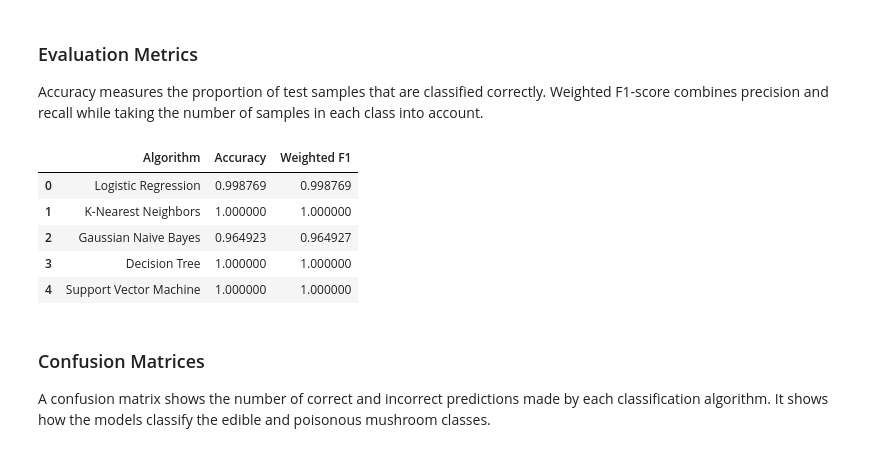
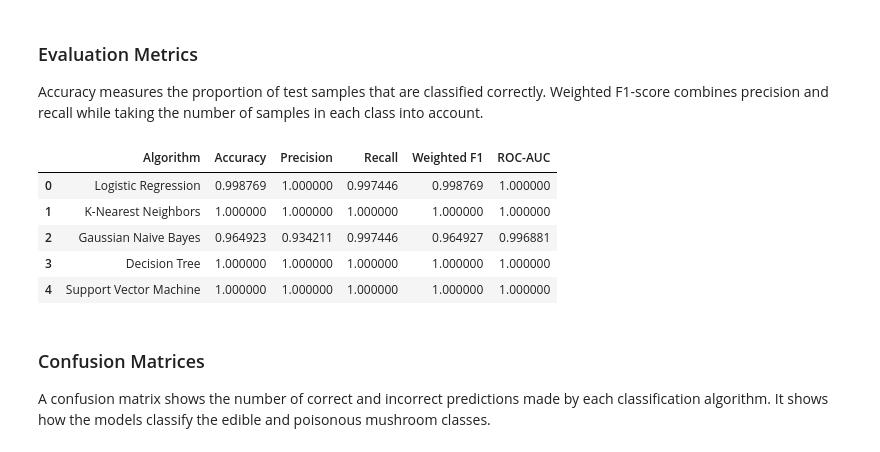
Before and after one commit to Dishitha0607/Machine-Learning-Project, a Jupyter notebook: ML_Classification.ipynb, the cells around one changed output. Saved outputs shown, nothing was run; the diff lists cells and outputs as text; code cells hidden in the pictures.

Commit message:
Evaluation metrics for Classification

```diff
--- a/ML_Classification.ipynb
+++ b/ML_Classification.ipynb
@@ -910,6 +910,7 @@ The final Support Vector Machine is trained using the selected `C` value and ker
 svc_model = SVC(
     C=best_svc['C'],
     kernel=best_svc['Kernel'],
+    probability=True,
     random_state=42
 )
 
@@ -939,45 +940,85 @@ The five classification algorithms are evaluated on the unseen test dataset. Acc
 
 Accuracy measures the proportion of test samples that are classified correctly. Weighted F1-score combines precision and recall while taking the number of samples in each class into account.
 # %%
-from sklearn.metrics import accuracy_score, f1_score
+from sklearn.metrics import (
+    accuracy_score,
+    precision_score,
+    recall_score,
+    f1_score,
+    confusion_matrix,
+    roc_auc_score
+)
 
 # Store predictions from all five algorithms
 models_predictions = {
     'Logistic Regression': y_pred_lr,
     'K-Nearest Neighbors': y_pred_knn,
     'Gaussian Naive Bayes': y_pred_nb,
     'Decision Tree': y_pred_dt,
     'Support Vector Machine': y_pred_svc
 }
 
 results = []
 
 for model_name, predictions in models_predictions.items():
 
+    # Accuracy
     accuracy = accuracy_score(y_test, predictions)
 
+    # Precision
+    precision = precision_score(y_test, predictions)
+
+    # Recall
+    recall = recall_score(y_test, predictions)
+
+    # Weighted F1-score
     weighted_f1 = f1_score(
         y_test,
         predictions,
         average='weighted'
     )
 
+    # Probability scores for ROC-AUC
+    if model_name == 'Logistic Regression':
+        probabilities = logistic_model.predict_proba(X_test_processed)[:, 1]
+
+    elif model_name == 'K-Nearest Neighbors':
+        probabilities = knn_model.predict_proba(X_test_processed)[:, 1]
+
+    elif model_name == 'Gaussian Naive Bayes':
+        probabilities = nb_model.predict_proba(X_test_processed)[:, 1]
+
+    elif model_name == 'Decision Tree':
+        probabilities = dt_model.predict_proba(X_test_processed)[:, 1]
+    elif model_name == 'Support Vector Machine':
+        probabilities = svc_model.predict_proba(X_test_processed)[:, 1]
+
+    # ROC-AUC
+    roc_auc = roc_auc_score(
+        y_test,
+        probabilities
+    )
+
     results.append({
         'Algorithm': model_name,
         'Accuracy': accuracy,
-        'Weighted F1': weighted_f1
+        'Precision': precision,
+        'Recall': recall,
+        'Weighted F1': weighted_f1,
+        'ROC-AUC': roc_auc
     })
 
+# Create comparison table
 results_df = pd.DataFrame(results)
 
 results_df
 # %% [output]
-|  | Algorithm | Accuracy | Weighted F1 |
-| 0 | Logistic Regression | 0.998769 | 0.998769 |
-| 1 | K-Nearest Neighbors | 1.000000 | 1.000000 |
-| 2 | Gaussian Naive Bayes | 0.964923 | 0.964927 |
-| 3 | Decision Tree | 1.000000 | 1.000000 |
-| 4 | Support Vector Machine | 1.000000 | 1.000000 |
+|  | Algorithm | Accuracy | Precision | Recall | Weighted F1 | ROC-AUC |
+| 0 | Logistic Regression | 0.998769 | 1.000000 | 0.997446 | 0.998769 | 1.000000 |
+| 1 | K-Nearest Neighbors | 1.000000 | 1.000000 | 1.000000 | 1.000000 | 1.000000 |
+| 2 | Gaussian Naive Bayes | 0.964923 | 0.934211 | 0.997446 | 0.964927 | 0.996881 |
+| 3 | Decision Tree | 1.000000 | 1.000000 | 1.000000 | 1.000000 | 1.000000 |
+| 4 | Support Vector Machine | 1.000000 | 1.000000 | 1.000000 | 1.000000 | 1.000000 |
 # %% [markdown]
 ### Confusion Matrices
 
```
Also changed, not shown: parts of 2 cells of this notebook.
